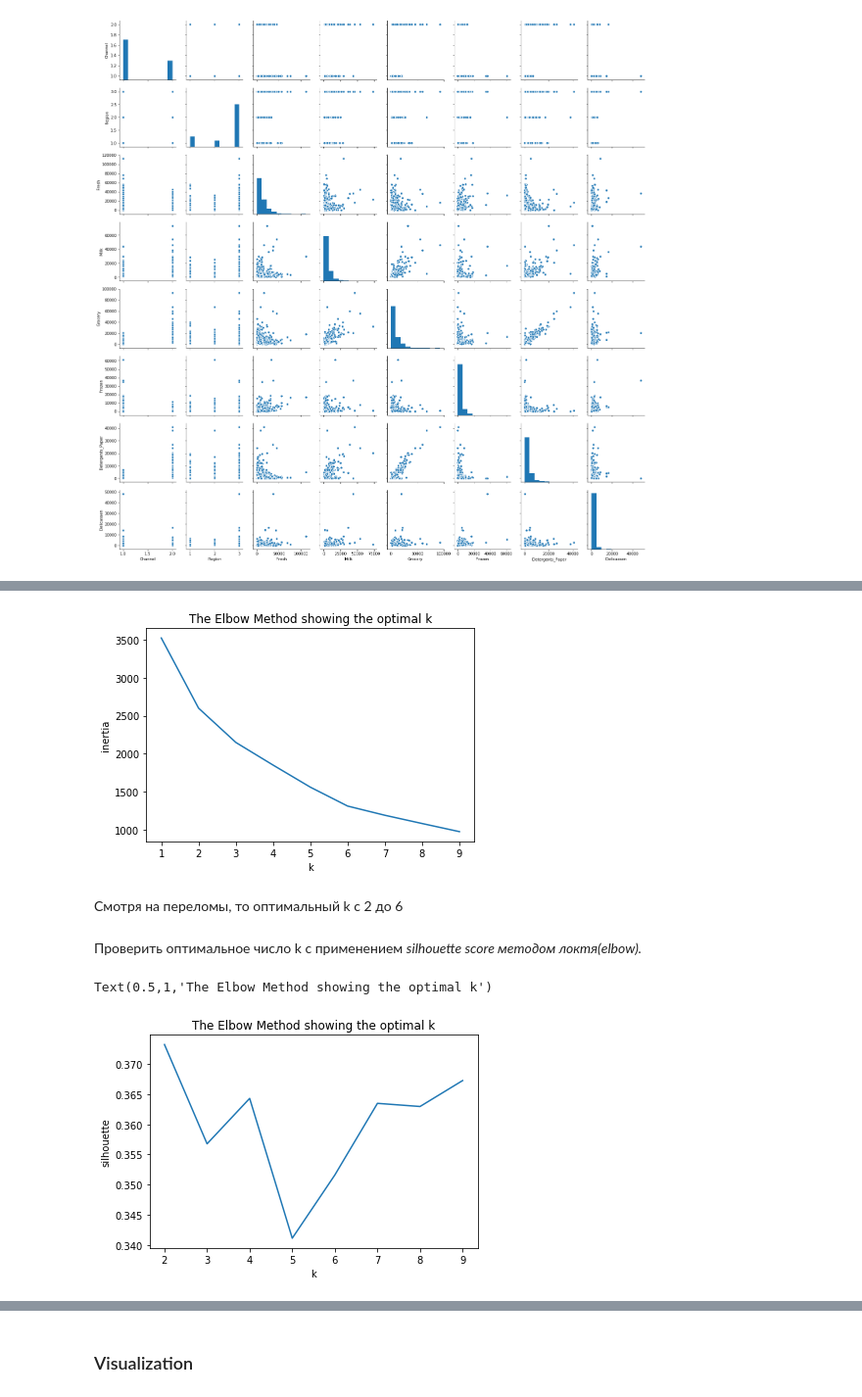
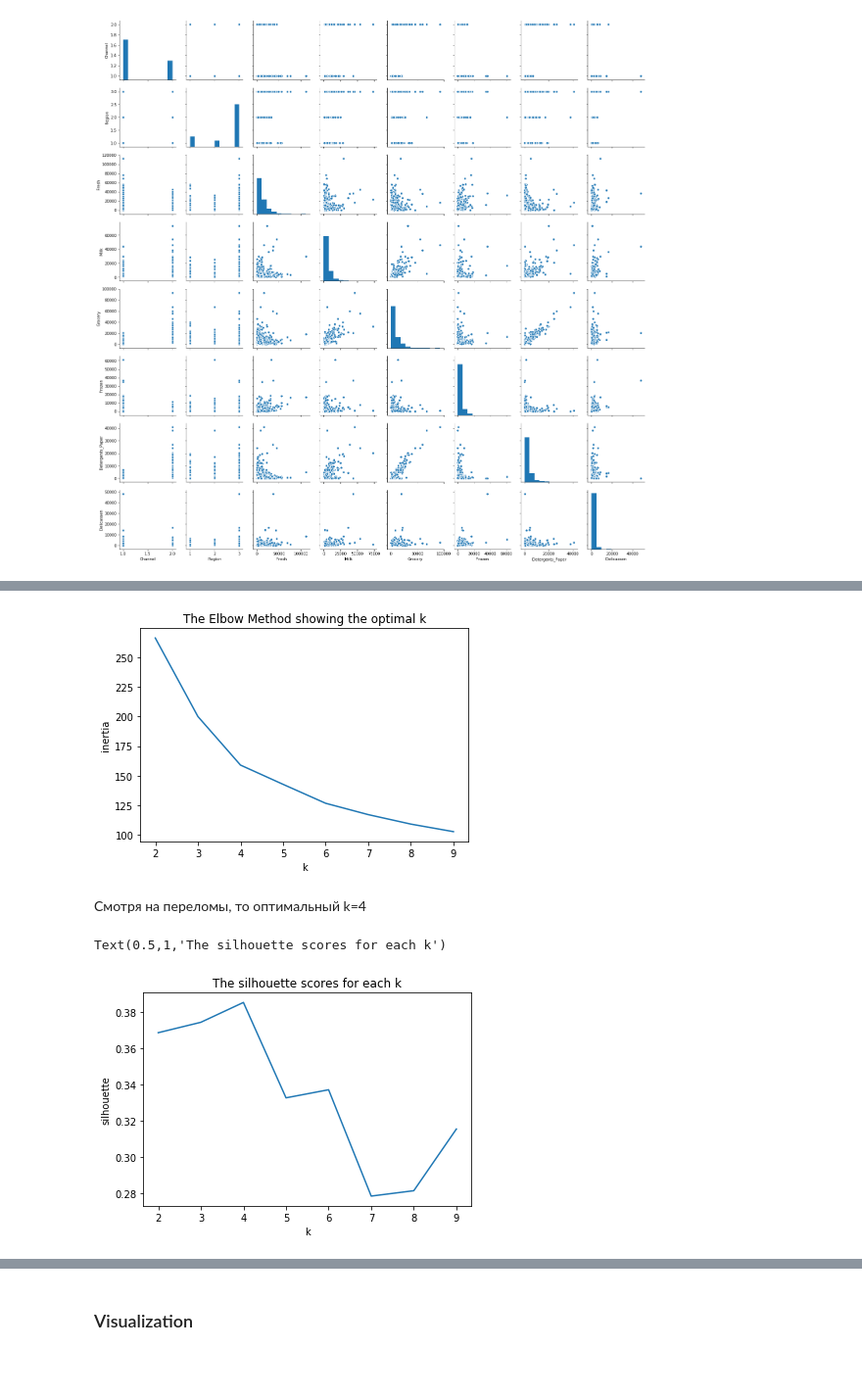
Before and after one commit to AkerkeKesha/machine-learning, a Jupyter notebook: A8/A8_Kmeans_Balgabekova.ipynb, the cells around one changed output, grey strips where cells are left out. Shown: that part at 98% size. Drawn from its saved outputs; the diff is of its cells as text; code cells hidden in the pictures; blank space fills up the shorter version.

Commit message:
Mod 2, KMeans on normalized data with better inertia and silhouette

```diff
--- a/A8/A8_Kmeans_Balgabekova.ipynb
+++ b/A8/A8_Kmeans_Balgabekova.ipynb
@@ -74,6 +74,11 @@ sns.pairplot(data)
 # %%
 from sklearn.cluster import KMeans
-from sklearn.preprocessing import StandardScaler
+from sklearn.preprocessing import StandardScaler, normalize
 
 scaler = StandardScaler()
 scaled = scaler.fit_transform(data)
+
+normalized = normalize(scaled)
+
+# Converting the numpy array into a pandas DataFrame
+normalized= pd.DataFrame(normalized)
@@ -79,0 +94,4 @@ scaled = scaler.fit_transform(data)
+# %%
+# Naive KMeans
+km = KMeans(3, n_jobs=-1)
+km.fit(normalized)
@@ -80,8 +125,8 @@ scaled = scaler.fit_transform(data)
 # %%
 inertia = []
-k = range(1, 10)
+k = range(2, 10)
 for k_i in k:
-    km = KMeans(n_clusters=k_i).fit(scaled)
+    km = KMeans(n_clusters=k_i).fit(normalized)
     inertia.append(km.inertia_)
 
 plt.plot(k, inertia)
@@ -89,24 +134,22 @@ plt.xlabel('k')
 plt.ylabel('inertia')
 plt.title('The Elbow Method showing the optimal k');
 # %% [output]
-[figure, old version]
+[figure, new version]
 # %% [markdown]
-Смотря на переломы, то оптимальный  k с 2 до 6
+Смотря на переломы, то оптимальный  k=4
-# %% [markdown]
-Проверить оптимальное число k с применением *silhouette score методом локтя(elbow).*
 # %%
 from sklearn.metrics import silhouette_score
 silhouette = []
 k = range(2, 10)
 for k_i in k:
     km = KMeans(n_clusters=k_i)
-    km.fit(scaled)
-    silhouette.append(silhouette_score(scaled, km.predict(scaled)))
+    km.fit(normalized)
+    silhouette.append(silhouette_score(normalized, km.predict(normalized)))
 # %%
 plt.plot(k, silhouette)
 plt.xlabel('k')
 plt.ylabel('silhouette')
-plt.title('The Elbow Method showing the optimal k')
+plt.title('The silhouette scores for each k')
 # %% [output]
-Text(0.5,1,'The Elbow Method showing the optimal k')
+Text(0.5,1,'The silhouette scores for each k')
-[figure, old version]
+[figure, new version]
```
Also changed, not shown: parts of 12 cells of this notebook.
